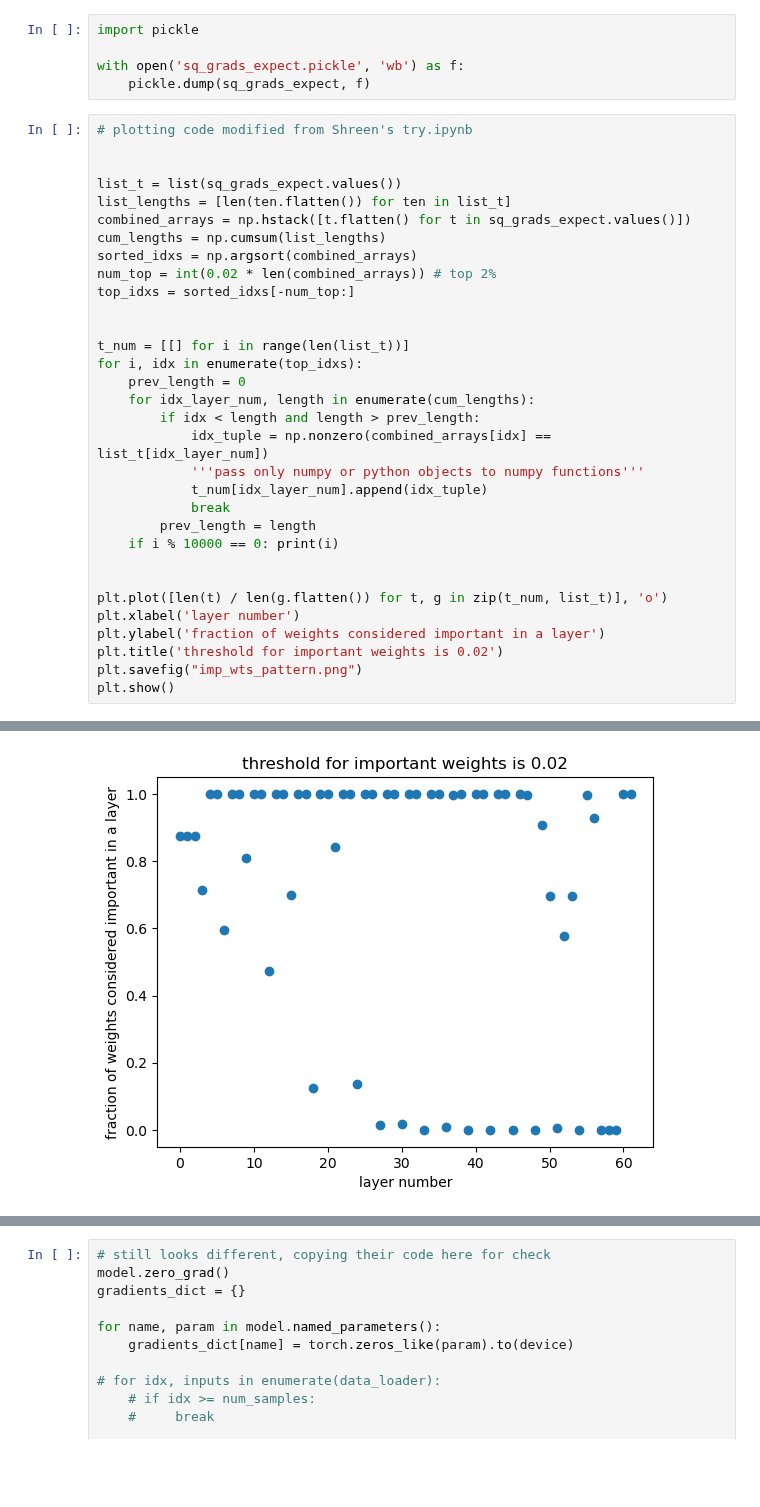
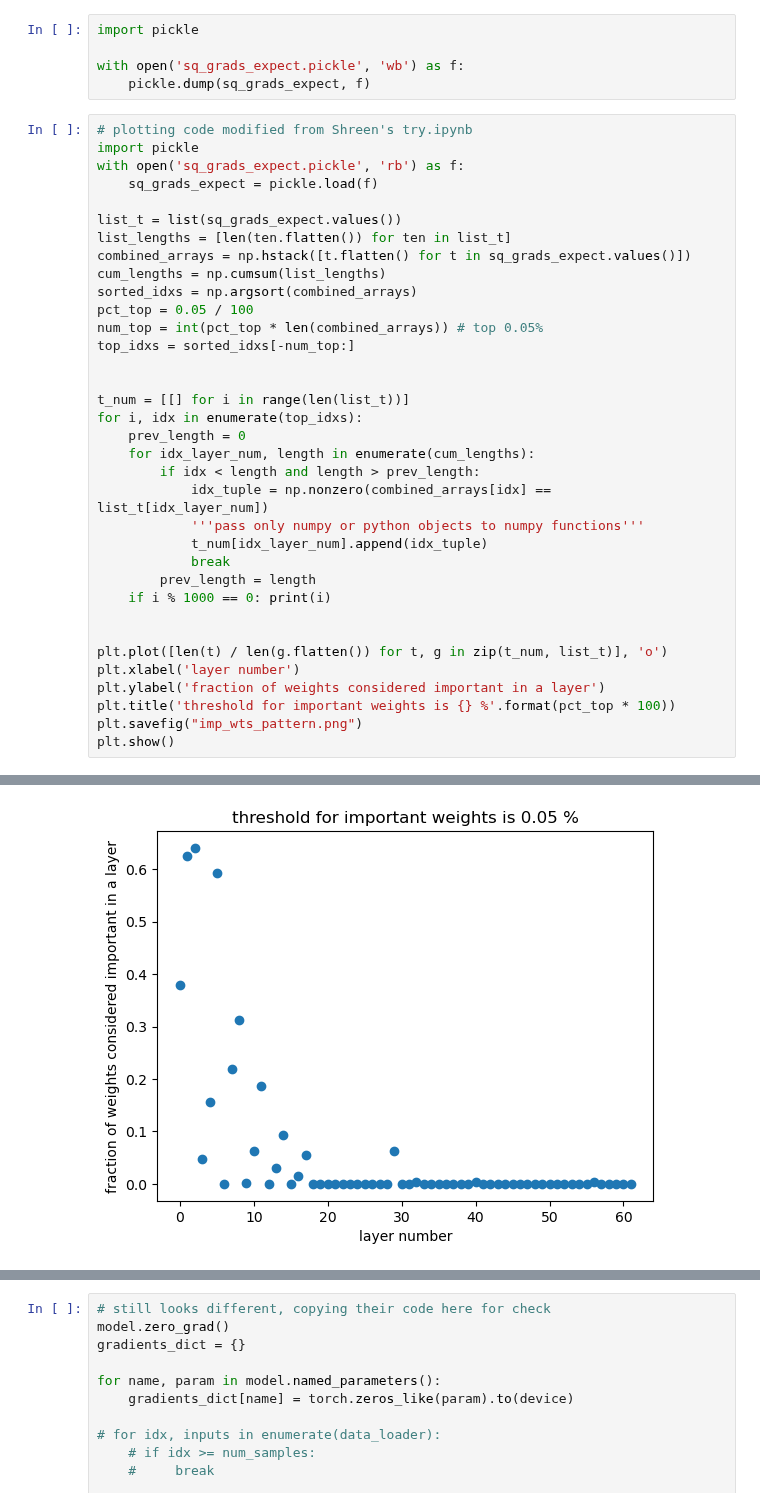
Before and after one commit to sgchr273/FisherMask, a Jupyter notebook: combining.ipynb, the cells around one changed output, grey strips where cells are left out. Saved outputs shown, nothing was run; the diff lists cells and outputs as text; blank space fills up the shorter version.

```diff
--- a/combining.ipynb
+++ b/combining.ipynb
@@ -617,14 +617,17 @@ with open('sq_grads_expect.pickle', 'wb') as f:
     pickle.dump(sq_grads_expect, f)
 # %%
 # plotting code modified from Shreen's try.ipynb
-
+import pickle
+with open('sq_grads_expect.pickle', 'rb') as f:
+    sq_grads_expect = pickle.load(f)
 
 list_t = list(sq_grads_expect.values())
 list_lengths = [len(ten.flatten()) for ten in list_t]
 combined_arrays = np.hstack([t.flatten() for t in sq_grads_expect.values()])
 cum_lengths = np.cumsum(list_lengths)
 sorted_idxs = np.argsort(combined_arrays)
-num_top = int(0.02 * len(combined_arrays)) # top 2%
+pct_top = 0.05 / 100
+num_top = int(pct_top * len(combined_arrays)) # top 0.05%
 top_idxs = sorted_idxs[-num_top:]
 
 
@@ -638,13 +641,13 @@ for i, idx in enumerate(top_idxs):
             t_num[idx_layer_num].append(idx_tuple)
             break
         prev_length = length
-    if i % 10000 == 0: print(i)
+    if i % 1000 == 0: print(i)
 
 
 plt.plot([len(t) / len(g.flatten()) for t, g in zip(t_num, list_t)], 'o')
 plt.xlabel('layer number')
 plt.ylabel('fraction of weights considered important in a layer')
-plt.title('threshold for important weights is 0.02')
+plt.title('threshold for important weights is {} %'.format(pct_top * 100))
 plt.savefig("imp_wts_pattern.png")
 plt.show()
 # %% [output]
@@ -668 +660 @@ plt.show()
-[figure, old version]
+[figure, new version]
```
Also changed, not shown: parts of 9 cells of this notebook, 1 other file.
